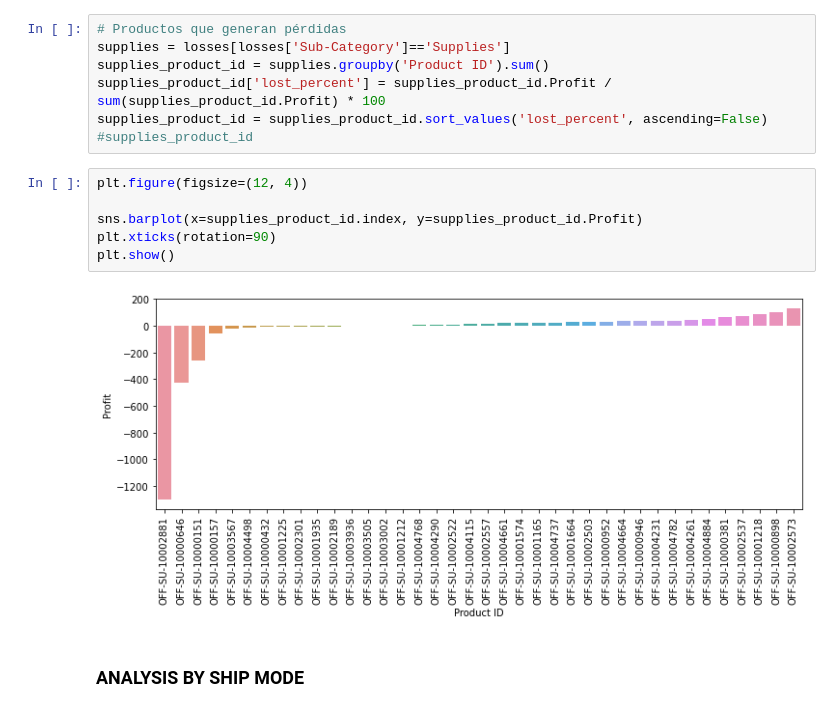
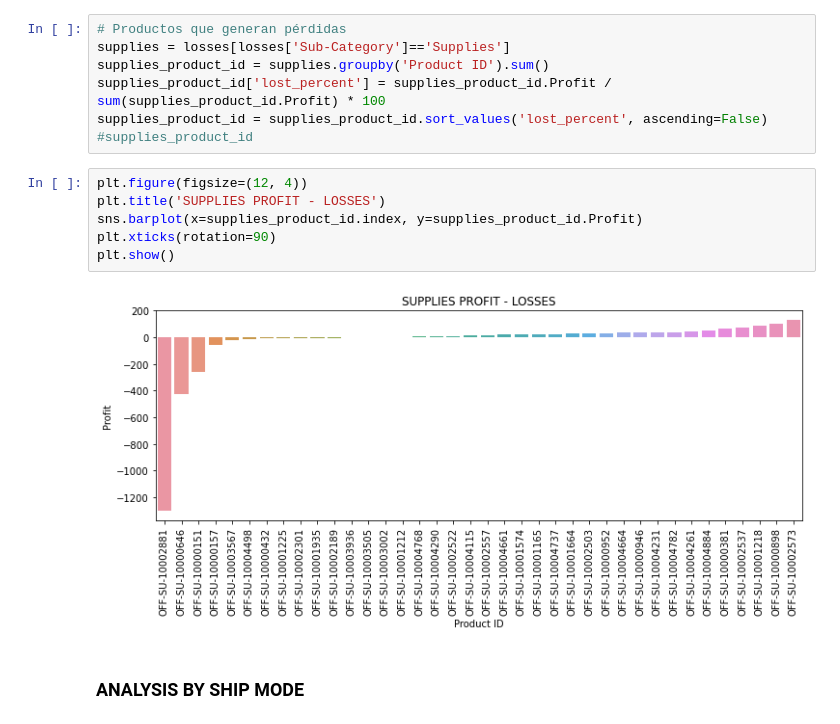
Before and after one commit to PabloJRW/super_store_projects, a Jupyter notebook: Super Store EDA.ipynb, the cells around one changed output. Drawn from its saved outputs; the diff is of its cells as text.

```diff
--- a/Super Store EDA.ipynb
+++ b/Super Store EDA.ipynb
@@ -354,12 +354,12 @@ supplies_product_id = supplies_product_id.sort_values('lost_percent', ascending=
 #supplies_product_id
 # %%
 plt.figure(figsize=(12, 4))
-
+plt.title('SUPPLIES PROFIT - LOSSES')
 sns.barplot(x=supplies_product_id.index, y=supplies_product_id.Profit)
 plt.xticks(rotation=90)
 plt.show()
 # %% [output]
-[figure, old version]
+[figure, new version]
 # %% [markdown]
 ### ANALYSIS BY SHIP MODE
 # %%
```
Also changed, not shown: parts of 16 cells of this notebook, 1 other file.
